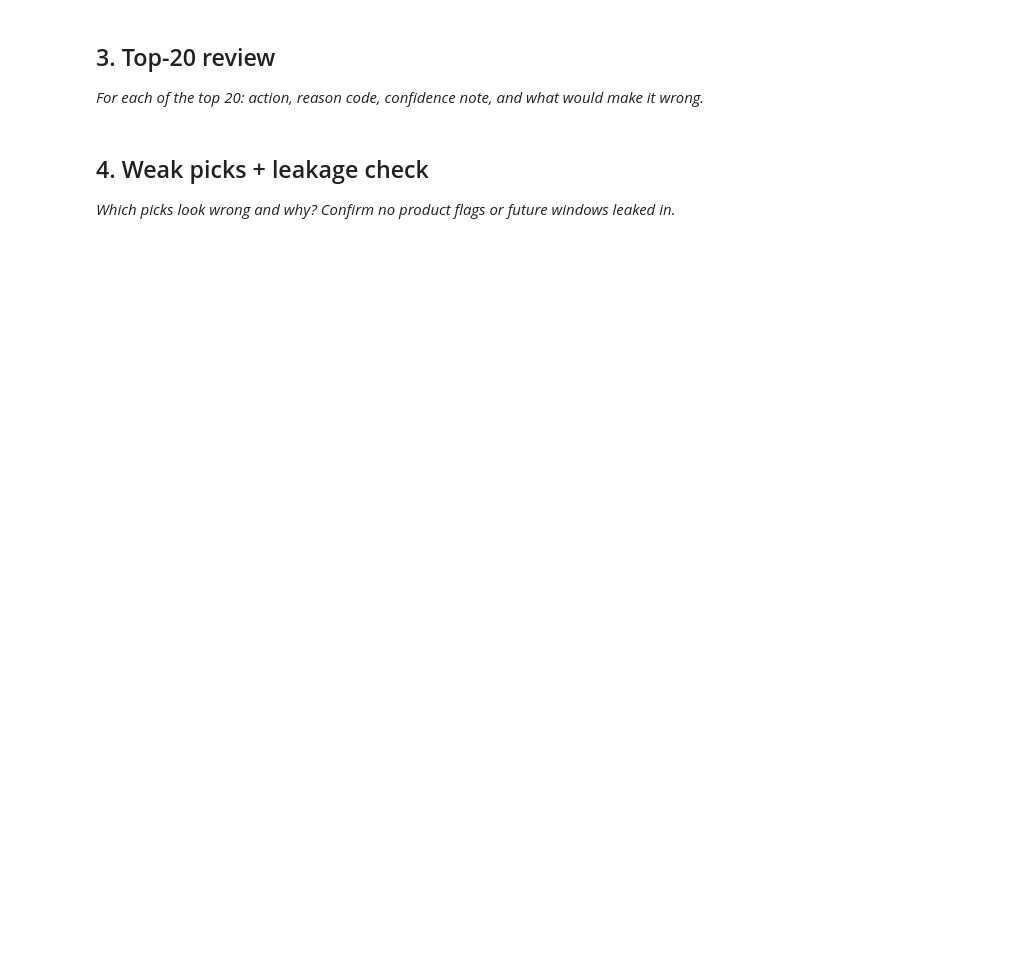
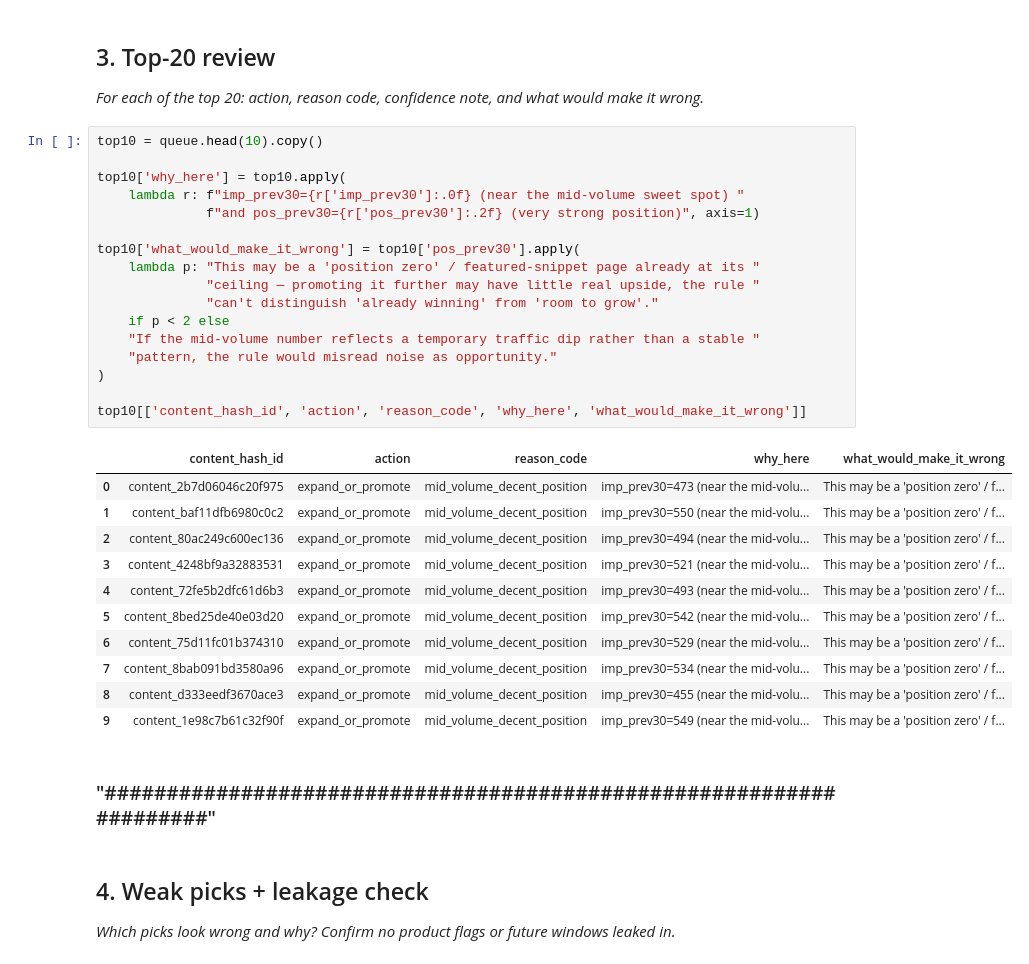
Before and after one commit to khaled-dragon/ML-intern, a Jupyter notebook: work/notebooks/w04_baseline_score.ipynb, the cells around one changed output. Cells and saved outputs as stored; diff of their text form; blank space fills up the shorter version.

```diff
--- a/work/notebooks/w04_baseline_score.ipynb
+++ b/work/notebooks/w04_baseline_score.ipynb
@@ -18,6 +178,37 @@ This skeleton is yours to fill. Work the sections **in order** — each one has
 ## 3. Top-20 review
 
 *For each of the top 20: action, reason code, confidence note, and what would make it wrong.*
+# %%
+top10 = queue.head(10).copy()
+
+top10['why_here'] = top10.apply(
+    lambda r: f"imp_prev30={r['imp_prev30']:.0f} (near the mid-volume sweet spot) "
+              f"and pos_prev30={r['pos_prev30']:.2f} (very strong position)", axis=1)
+
+top10['what_would_make_it_wrong'] = top10['pos_prev30'].apply(
+    lambda p: "This may be a 'position zero' / featured-snippet page already at its "
+              "ceiling — promoting it further may have little real upside, the rule "
+              "can't distinguish 'already winning' from 'room to grow'."
+    if p < 2 else
+    "If the mid-volume number reflects a temporary traffic dip rather than a stable "
+    "pattern, the rule would misread noise as opportunity."
+)
+
+top10[['content_hash_id', 'action', 'reason_code', 'why_here', 'what_would_make_it_wrong']]
+# %% [output]
+|  | content_hash_id | action | reason_code | why_here | what_would_make_it_wrong |
+| 0 | content_2b7d06046c20f975 | expand_or_promote | mid_volume_decent_position | imp_prev30=473 (near the mid-volu... | This may be a 'position zero' / f... |
+| 1 | content_baf11dfb6980c0c2 | expand_or_promote | mid_volume_decent_position | imp_prev30=550 (near the mid-volu... | This may be a 'position zero' / f... |
+| 2 | content_80ac249c600ec136 | expand_or_promote | mid_volume_decent_position | imp_prev30=494 (near the mid-volu... | This may be a 'position zero' / f... |
+| 3 | content_4248bf9a32883531 | expand_or_promote | mid_volume_decent_position | imp_prev30=521 (near the mid-volu... | This may be a 'position zero' / f... |
+| 4 | content_72fe5b2dfc61d6b3 | expand_or_promote | mid_volume_decent_position | imp_prev30=493 (near the mid-volu... | This may be a 'position zero' / f... |
+| 5 | content_8bed25de40e03d20 | expand_or_promote | mid_volume_decent_position | imp_prev30=542 (near the mid-volu... | This may be a 'position zero' / f... |
+| 6 | content_75d11fc01b374310 | expand_or_promote | mid_volume_decent_position | imp_prev30=529 (near the mid-volu... | This may be a 'position zero' / f... |
+| 7 | content_8bab091bd3580a96 | expand_or_promote | mid_volume_decent_position | imp_prev30=534 (near the mid-volu... | This may be a 'position zero' / f... |
+| 8 | content_d333eedf3670ace3 | expand_or_promote | mid_volume_decent_position | imp_prev30=455 (near the mid-volu... | This may be a 'position zero' / f... |
+| 9 | content_1e98c7b61c32f90f | expand_or_promote | mid_volume_decent_position | imp_prev30=549 (near the mid-volu... | This may be a 'position zero' / f... |
+# %% [markdown]
+### "####################################################################"
 # %% [markdown]
 ## 4. Weak picks + leakage check
 
```
Also changed, not shown: parts of 11 cells of this notebook.
